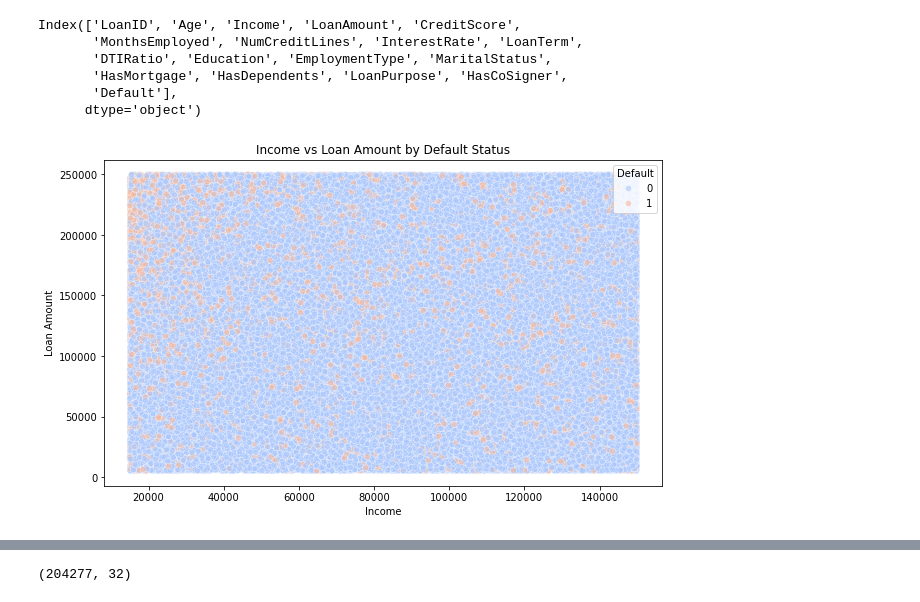
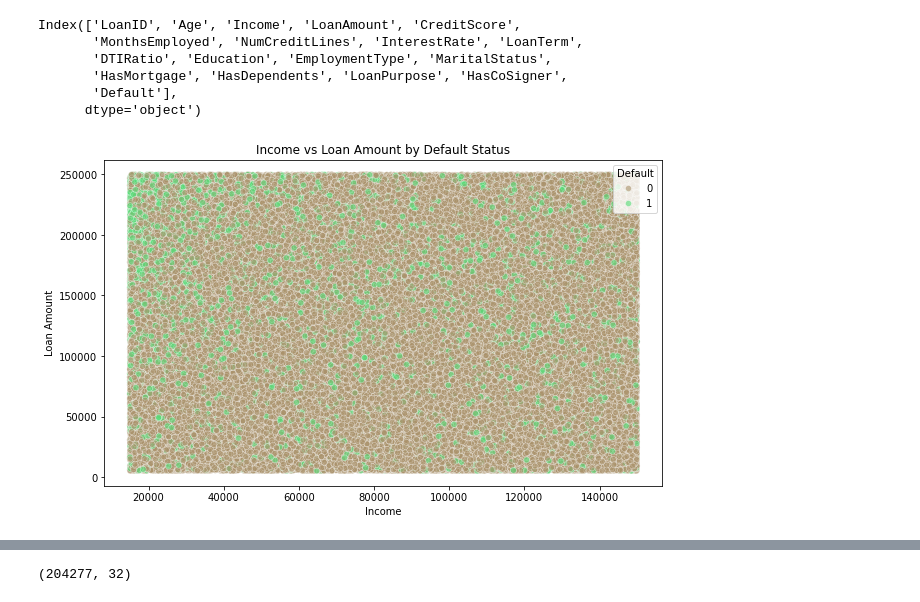
Before and after one commit to Kandarp08/AIM511---Project, a Jupyter notebook: data_preprocessing.ipynb, the cells around one changed output, grey strips where cells are left out. Cells and saved outputs as stored; diff of their text form; code cells hidden in the pictures.

```diff
--- a/data_preprocessing.ipynb
+++ b/data_preprocessing.ipynb
@@ -111,12 +112,12 @@ Index(['LoanID', 'Age', 'Income', 'LoanAmount', 'CreditScore',
 # %%
 #scatterplots
 plt.figure(figsize=(10, 6))
-sns.scatterplot(x='Income', y='LoanAmount', hue='Default', data=df, palette='coolwarm', alpha=0.6)
+sns.scatterplot(x='Income', y='LoanAmount', hue='Default', data=df, palette='terrain_r', alpha=0.6)
 plt.title('Income vs Loan Amount by Default Status')
 plt.xlabel('Income')
 plt.ylabel('Loan Amount')
 plt.legend(title='Default')
 plt.show()
 # %% [output]
-[figure, old version]
+[figure, new version]
 # %%
```
Also changed, not shown: parts of 6 cells of this notebook, 1 other file.
